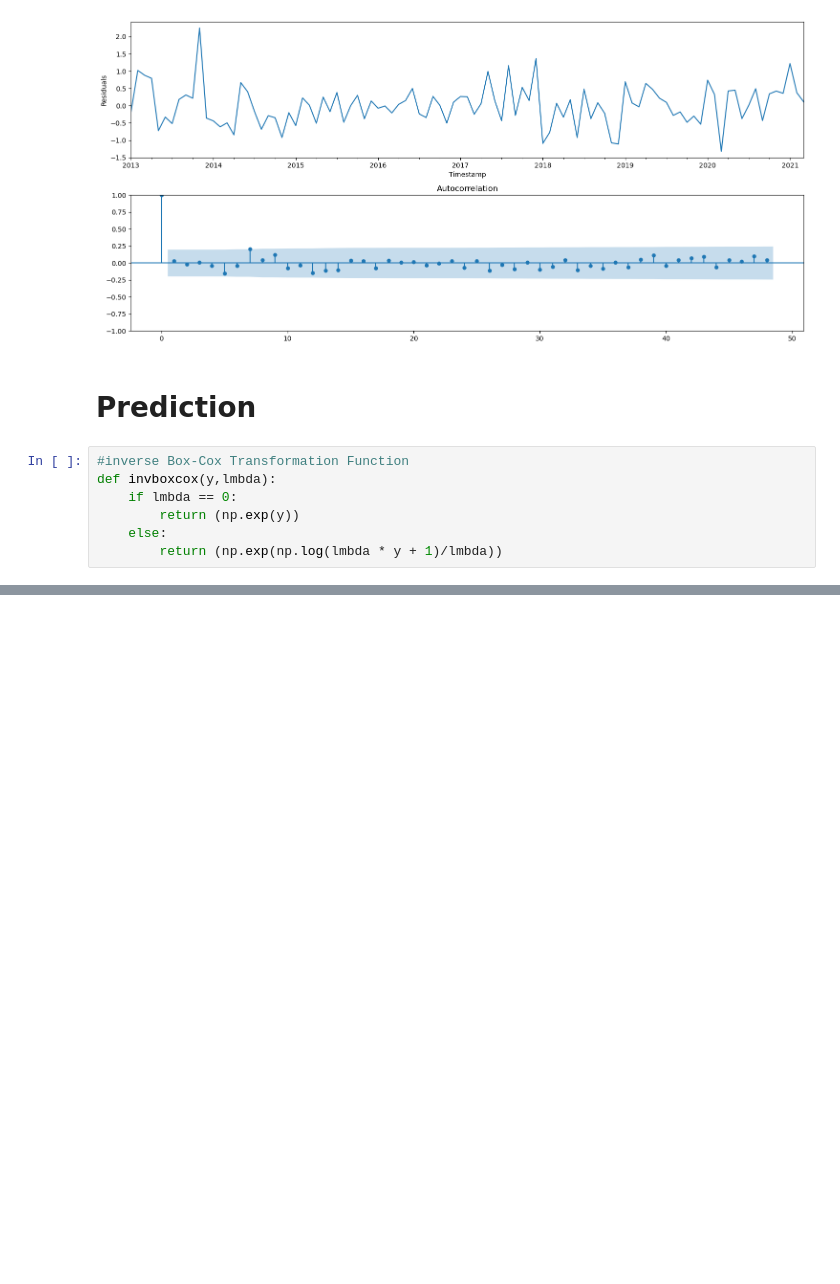
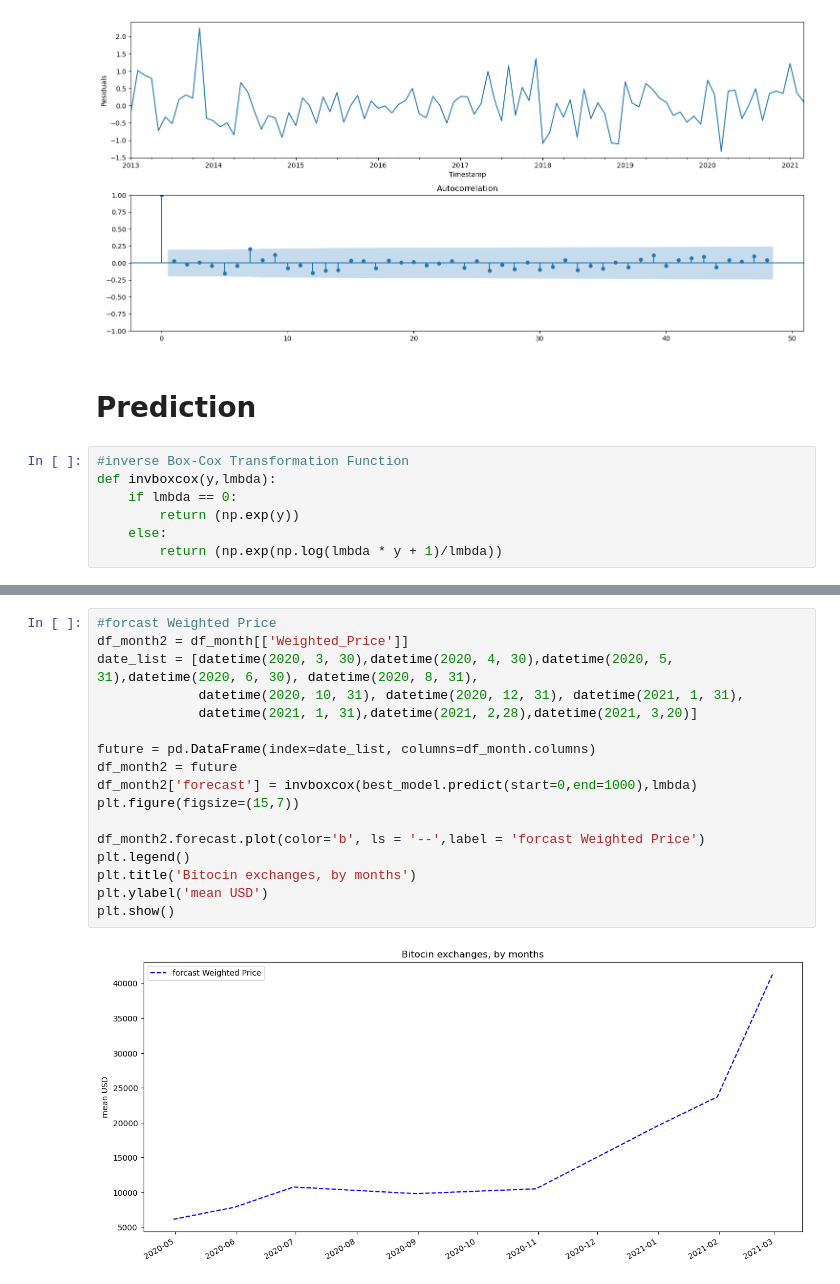
Before and after one commit to nomiruzzaman/BitcoinPricePrediction, a Jupyter notebook: bitcoin-price-prediction-using-sarima.ipynb, the cells around one changed output, grey strips where cells are left out. Drawn from its saved outputs; the diff is of its cells as text; blank space fills up the shorter version.

```diff
--- a/bitcoin-price-prediction-using-sarima.ipynb
+++ b/bitcoin-price-prediction-using-sarima.ipynb
@@ -300,0 +301,19 @@ plt.show()
+# %%
+#forcast Weighted Price
+df_month2 = df_month[['Weighted_Price']]
+date_list = [datetime(2020, 3, 30),datetime(2020, 4, 30),datetime(2020, 5, 31),datetime(2020, 6, 30), datetime(2020, 8, 31),
+             datetime(2020, 10, 31), datetime(2020, 12, 31), datetime(2021, 1, 31),
+             datetime(2021, 1, 31),datetime(2021, 2,28),datetime(2021, 3,20)]
+
+future = pd.DataFrame(index=date_list, columns=df_month.columns)
+df_month2 = future
+df_month2['forecast'] = invboxcox(best_model.predict(start=0,end=1000),lmbda)
+plt.figure(figsize=(15,7))
+
+df_month2.forecast.plot(color='b', ls = '--',label = 'forcast Weighted Price')
+plt.legend()
+plt.title('Bitocin exchanges, by months')
+plt.ylabel('mean USD')
+plt.show()
+# %% [output]
+[figure, added]
```
Also changed, not shown: parts of 5 cells of this notebook.
